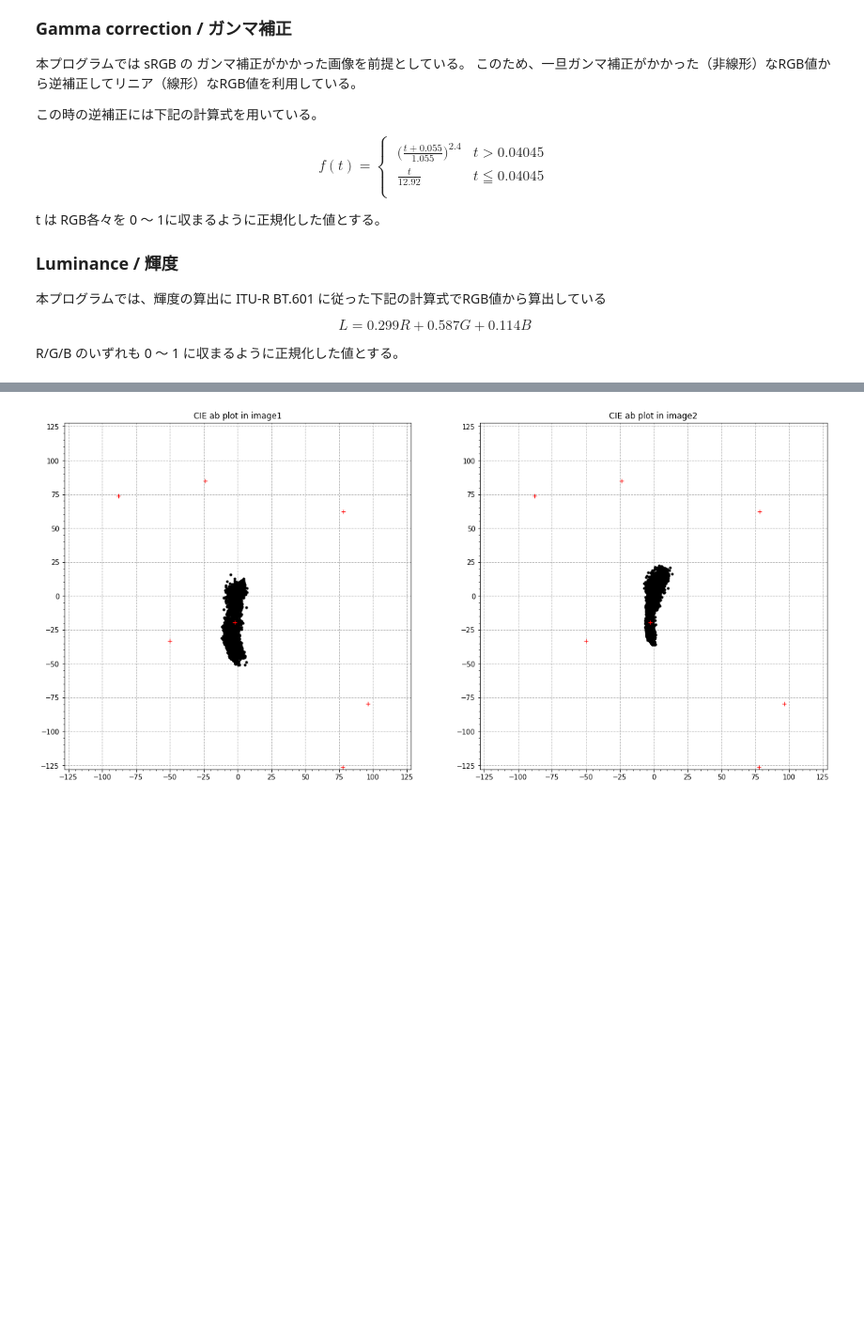
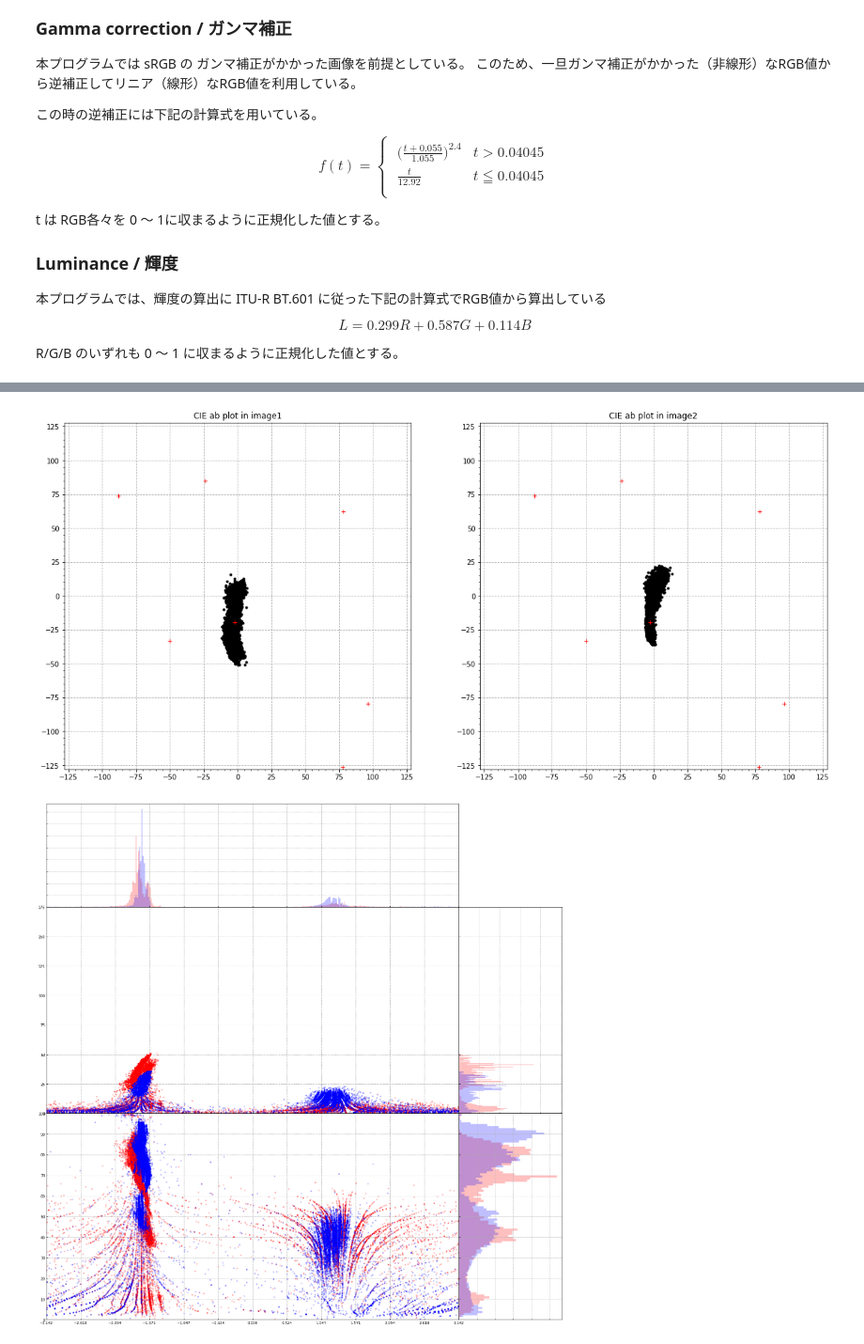
Before and after one commit to zfukuoka/image_visual_analysis, a Jupyter notebook: image_visual_analysis.ipynb, the cells around one changed output, grey strips where cells are left out. Shown at 94% size. Saved outputs shown, nothing was run; the diff lists cells and outputs as text; code cells hidden in the pictures; blank space fills up the shorter version.

```diff
--- a/image_visual_analysis.ipynb
+++ b/image_visual_analysis.ipynb
@@ -132,9 +132,16 @@ CIEAB_RGBWCMY_POLARS = np.array(
 CIEAB_PLOT_A_LIM = (-128, 128)
 CIEAB_PLOT_B_LIM = (-128, 128)
 CIEAB_MAJOR_LOCATOR = 25
+CIEAB_PLOT_MARKER = '.'                 # CIE abプロットのプロットマーカー形状
+CIEAB_PLOT_LINESTYLE = ''               # CIE abプロットのプロット間の線の形状
 CIEAB_PLOT_POLAR_COLOR = 'red'          # sRGBの極値のプロット色
 CIEAB_PLOT_POLAR_MARKER = '+'           # sRGBの極値のプロットマーカー形状
 CIEAB_PLOT_POLAR_LINESTYLE = ''         # sRGBの極値間の線の形状（表示しない）
+CIELCH_PLOT_MARKER = '.'                # CIE LChプロットのプロットマーカー形状
+CIELCH_PLOT_LINESTYLE = ''              # CIE LChプロットのプロット間の線の形状
+CIEH_HIST_BINS = 360
+CIEL_HIST_BINS = 100
+CIEC_HIST_BINS = 175
 
 # 輝度ヒストグラムのパラメータ
 RGB2Y_CONVERT_MATRIX = np.array([0.299, 0.587, 0.114]) # ITU-R BT.601 に従った輝度Yの変換行列
@@ -177,6 +184,7 @@ def main():
   normalizedRGBs = list()
   reducedImages = list()
   cielabs = list()
+  cielchs = list()
   for im in ims:
     print(im.size, im.mode)
     im_list = np.asarray(im)
@@ -199,17 +207,26 @@ def main():
     cieXYZ = convertToCieXYZ(normalizedRGB)
     ciexyzs.append(convertToCiexyz(cieXYZ))
     cielabs.append(convertToCielab(cieXYZ))
+    cielchs.append(convertToCielch(cielabs[-1]))
 
   # プロット用にCIE xyとRGBLのデータ抽出
   image_x = list()
   image_y = list()
   image_a = list()
   image_b = list()
+  image_l = list()
+  image_c = list()
+  image_h = list()
+
   for i in range(LOOP_MAX):
     image_x.append(ciexyzs[i][0:, 0])
     image_y.append(ciexyzs[i][0:, 1])
     image_a.append(cielabs[i][0:, 1])
     image_b.append(cielabs[i][0:, 2])
+    image_l.append(cielchs[i][0:, 0])
+    image_c.append(cielchs[i][0:, 1])
+    image_h.append(cielchs[i][0:, 2])
+
   temp = normalizedRGBs[0].reshape(-1, 3)
   image1_r = temp[0:, 0]
   image1_g = temp[0:, 1]
@@ -256,6 +273,10 @@ def main():
       image_a, image_b, CIEAB_PLOT_A_LIM, CIEAB_PLOT_B_LIM,
       CIEAB_MAJOR_LOCATOR
   )
+
+  # プロット8 CIE L*C*h の h/C* h/L*プロット、L*/C*/h毎のヒストグラム
+  plotSuperimposedCielch(image_l, image_c, image_h)
+
   plt.show()
 
 
@@ -368,7 +389,7 @@ def convertToCielab(cieXYZ):
   return np.dot(preConverted, CONVERT_MATRIX.T) + L_OFFSET
 
 
-def convertToCieLch(cieLab):
+def convertToCielch(cieLab):
   """Convert from CIE L*a*b* data to CIE L*C*h data.
   Args:
       cieLab (numpy.ndarray): CIE L*a*b* data.
@@ -586,8 +607,8 @@ def plotCieab( image_a, image_b, x_lim, y_lim, major_locator):
     image_plot.yaxis.set_minor_locator(AutoMinorLocator(CIEXY_MINOR_LOCATOR_DIVIDER))
     image_plot.plot(
         image_a[i], image_b[i],
-        color=plot_color, marker=CIEXY_PLOT_MARKER,
-        linestyle=CIEXY_PLOT_LINESTYLE,
+        color=plot_color, marker=CIEAB_PLOT_MARKER,
+        linestyle=CIEAB_PLOT_LINESTYLE,
         alpha=plot_transparent_rate, label="image%d"%(i+1))
     image_plot.plot(
         CIEAB_RGBWCMY_POLARS[0:,0], CIEAB_RGBWCMY_POLARS[0:,1],
@@ -595,6 +616,73 @@ def plotCieab( image_a, image_b, x_lim, y_lim, major_locator):
         linestyle=CIEAB_PLOT_POLAR_LINESTYLE, label="RGBW polar")
 
 
+# plot superimposed CIE xy of 2 images
+def plotSuperimposedCielch(image_l, image_c, image_h):
+  # 描画領域の定義 ... 中身はmatplotlib公式のサンプルそのまま
+  LEFT, WIDTH = 0.1, 0.65
+  BOTTOM, HEIGHT = 0.1, 0.65
+  SPACING = 0.005
+  RECT_PLOT = [LEFT, BOTTOM, WIDTH, HEIGHT]
+  RECT_HISTX = [LEFT, BOTTOM + HEIGHT + SPACING, WIDTH, 0.2]
+  RECT_HISTY = [LEFT + WIDTH + SPACING, BOTTOM, 0.2, HEIGHT]
+
+  # 描画領域の初期化
+  root_fig = plt.figure(figsize=PLOT_AREA_SQUARE)
+  hl_plot = root_fig.add_axes((0.0, 0.0, 0.8, 0.4))
+  hc_plot = root_fig.add_axes((0.0, 0.4, 0.8, 0.4), sharex=hl_plot)
+  h_hist  = root_fig.add_axes((0.0, 0.8, 0.8, 0.2), sharex=hl_plot)
+  l_hist  = root_fig.add_axes((0.8, 0.0, 0.2, 0.4), sharey=hl_plot)
+  c_hist  = root_fig.add_axes((0.8, 0.4, 0.2, 0.4), sharey=hc_plot)
+
+  # 描画領域範囲の初期化
+  hl_plot.set_xlim((-1.0 * np.pi, 1.0 * np.pi))
+  hl_plot.set_ylim((0, 100))
+  hc_plot.set_ylim((0, 175))
+
+  # グリッド線
+  hl_plot.xaxis.set_major_locator(MultipleLocator(np.pi/6))
+  hc_plot.xaxis.set_major_locator(MultipleLocator(np.pi/6))
+  h_hist.xaxis.set_major_locator(MultipleLocator(np.pi/6))
+  hl_plot.yaxis.set_major_locator(MultipleLocator(10.0))
+  hc_plot.yaxis.set_major_locator(MultipleLocator(25.0))
+  l_hist.yaxis.set_major_locator(MultipleLocator(10.0))
+  c_hist.yaxis.set_major_locator(MultipleLocator(25.0))
+  hl_plot.grid(linestyle="--", zorder=-10)
+  hc_plot.grid(linestyle="--", zorder=-10)
+  l_hist.grid(linestyle="--", zorder=-10)
+  c_hist.grid(linestyle="--", zorder=-10)
+  h_hist.grid(linestyle="--", zorder=-10)
+  hl_plot.tick_params(direction='in')
+  hc_plot.tick_params(direction='in', labelbottom=False)
+  h_hist.tick_params(direction='in', labelbottom=False, labelleft=False)
+  l_hist.tick_params(direction='in', labelbottom=False, labelleft=False)
+  c_hist.tick_params(direction='in', labelbottom=False, labelleft=False)
+
+  # プロットとヒストグラムの描画
+  for i in range(LOOP_MAX):
+    hl_plot.plot(
+        image_h[i], image_l[i],
+        color=COLORS[i], marker=CIELCH_PLOT_MARKER,
+        linestyle=CIELCH_PLOT_LINESTYLE,
+        alpha=MIX_TRANSPARENT_RATE)
+    hc_plot.plot(
+        image_h[i], image_c[i],
+        color=COLORS[i], marker=CIELCH_PLOT_MARKER,
+        linestyle=CIELCH_PLOT_LINESTYLE,
+        alpha=MIX_TRANSPARENT_RATE)
+    h_hist.hist(
+        image_h[i], bins=CIEH_HIST_BINS, color=COLORS[i],
+        alpha=MIX_TRANSPARENT_RATE, label="image%d"%(i+1))
+    l_hist.hist(
+        image_l[i], bins=CIEL_HIST_BINS, color=COLORS[i],
+        alpha=MIX_TRANSPARENT_RATE,
+        orientation='horizontal')
+    c_hist.hist(
+        image_c[i], bins=CIEC_HIST_BINS, color=COLORS[i],
+        alpha=MIX_TRANSPARENT_RATE,
+        orientation='horizontal')
+
+
 main()
 # %% [output]
 [interactive output not drawn]
@@ -603,10 +691,11 @@ Saving st52693_tabijo-04lite_EX.jpg to st52693_tabijo-04lite_EX (5).jpg
 (590, 442) RGB
 (590, 442) RGB
 [figure]
 [figure]
 [figure]
 [figure]
 [figure]
 [figure]
 [figure]
 [figure]
+[figure, added]
```
Also changed, not shown: parts of 1 cell of this notebook.
